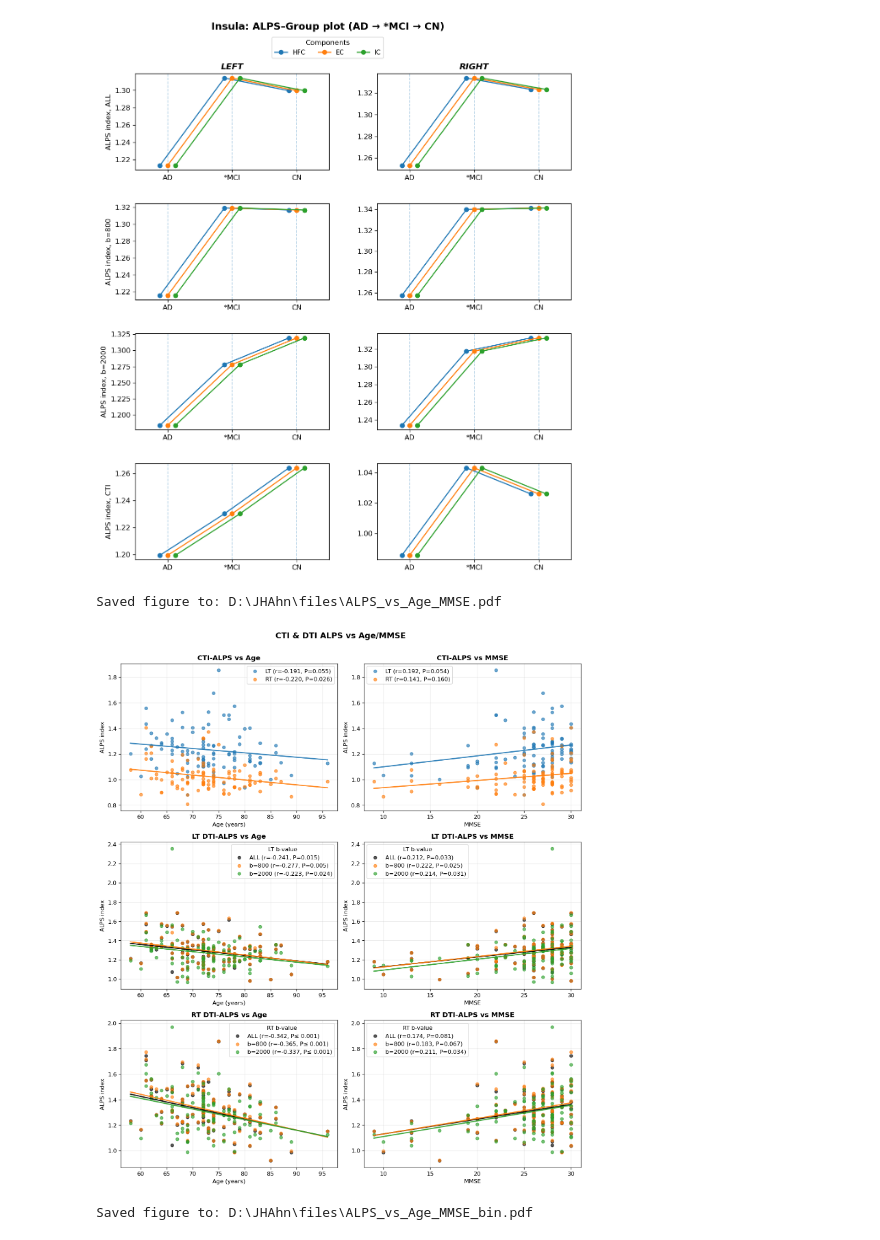
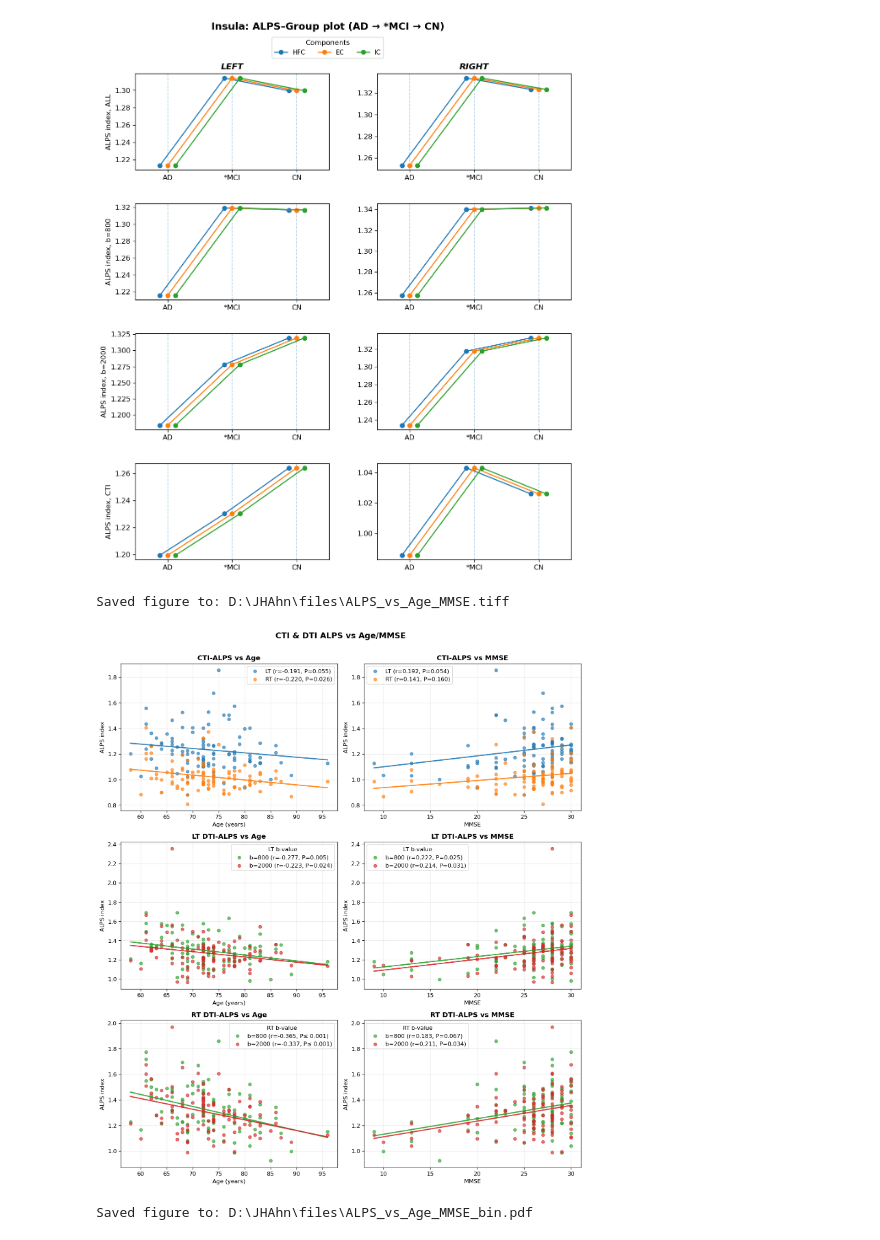
Before and after one commit to salsalGorani/KHNMC_ALPS, a Jupyter notebook: ALPS-Conductivity_Plotting.ipynb, the cells around one changed output. Saved outputs shown, nothing was run; the diff lists cells and outputs as text; code cells hidden in the pictures.

```diff
--- a/ALPS-Conductivity_Plotting.ipynb
+++ b/ALPS-Conductivity_Plotting.ipynb
@@ -311,16 +311,27 @@ cti_stats = {
     'Age':  {'LT': (-0.191, '0.055'),  'RT': (-0.220, '0.026')},
     'MMSE': {'LT': ( 0.192, '0.054'),  'RT': ( 0.141, '0.160')},
 }
+# dti_stats = {
+#     'LT': {
+#         'Age':  {'ALL': (-0.241, '0.015'), 'b=800': (-0.277, '0.005'), 'b=2000': (-0.223, '0.024')},
+#         'MMSE': {'ALL': ( 0.212, '0.033'), 'b=800': ( 0.222, '0.025'), 'b=2000': ( 0.214, '0.031')},
+#     },
+#     'RT': {
+#         'Age':  {'ALL': (-0.342, '≤ 0.001'), 'b=800': (-0.365, '≤ 0.001'), 'b=2000': (-0.337, '≤ 0.001')},
+#         'MMSE': {'ALL': ( 0.174, '0.081'),    'b=800': ( 0.183, '0.067'),    'b=2000': ( 0.211, '0.034')},
+#     }
+# }
 dti_stats = {
     'LT': {
-        'Age':  {'ALL': (-0.241, '0.015'), 'b=800': (-0.277, '0.005'), 'b=2000': (-0.223, '0.024')},
-        'MMSE': {'ALL': ( 0.212, '0.033'), 'b=800': ( 0.222, '0.025'), 'b=2000': ( 0.214, '0.031')},
+        'Age':  {'b=800': (-0.277, '0.005'), 'b=2000': (-0.223, '0.024')},
+        'MMSE': {'b=800': ( 0.222, '0.025'), 'b=2000': ( 0.214, '0.031')},
     },
     'RT': {
-        'Age':  {'ALL': (-0.342, '≤ 0.001'), 'b=800': (-0.365, '≤ 0.001'), 'b=2000': (-0.337, '≤ 0.001')},
-        'MMSE': {'ALL': ( 0.174, '0.081'),    'b=800': ( 0.183, '0.067'),    'b=2000': ( 0.211, '0.034')},
+        'Age':  {'b=800': (-0.365, '≤ 0.001'), 'b=2000': (-0.337, '≤ 0.001')},
+        'MMSE': {'b=800': ( 0.183, '0.067'), 'b=2000': ( 0.211, '0.034')},
     }
 }
+
 
 def _fmt_label(base, r, p):
     """legend용 라벨 포맷터: r은 소수 3자리, p는 '≤ 0.001' 등 특수기호 처리"""
@@ -386,12 +397,15 @@ def plot_cti_dti_vs_age_mmse(df, figsize=(11, 14), dpi=120, savepath=None, trend
 
     # 색상: 요청대로 DTI 'ALL'은 검정
     colors_cti = {'LT': 'C0', 'RT': 'C1'}
-    colors_dti = {'ALL': 'k', 'b=800': 'C1', 'b=2000': 'C2'}
+    colors_dti = {'b=800': 'C2', 'b=2000': 'C3'}
 
     # 사용할 컬럼
+    # cti_cols = {'LT': 'LT_CTI-ALPS index', 'RT': 'RT_CTI-ALPS index'}
+    # dti_cols_LT = {'ALL': 'LT_ALL_ALPS index', 'b=800': 'LT_b800_ALPS index', 'b=2000': 'LT_b2000_ALPS index'}
+    # dti_cols_RT = {'ALL': 'RT_ALL_ALPS index', 'b=800': 'RT_b800_ALPS index', 'b=2000': 'RT_b2000_ALPS index'}
     cti_cols = {'LT': 'LT_CTI-ALPS index', 'RT': 'RT_CTI-ALPS index'}
-    dti_cols_LT = {'ALL': 'LT_ALL_ALPS index', 'b=800': 'LT_b800_ALPS index', 'b=2000': 'LT_b2000_ALPS index'}
-    dti_cols_RT = {'ALL': 'RT_ALL_ALPS index', 'b=800': 'RT_b800_ALPS index', 'b=2000': 'RT_b2000_ALPS index'}
+    dti_cols_LT = {'b=800': 'LT_b800_ALPS index', 'b=2000': 'LT_b2000_ALPS index'}
+    dti_cols_RT = {'b=800': 'RT_b800_ALPS index', 'b=2000': 'RT_b2000_ALPS index'}
 
     fig, axes = plt.subplots(3, 2, figsize=figsize, dpi=dpi, sharex=False, sharey=False)
 
@@ -468,22 +482,23 @@ def plot_cti_dti_vs_age_mmse(df, figsize=(11, 14), dpi=120, savepath=None, trend
     fig.tight_layout(rect=[0, 0, 1, 0.965])
 
     if savepath:
-        fig.savefig(savepath)
+        # fig.savefig(savepath)
+        fig.savefig(savepath, format='tiff', dpi='figure', bbox_inches='tight')
         print(f"Saved figure to: {savepath}")
 
     return fig, axes
 # %%
 fig, axes = plot_cti_dti_vs_age_mmse(
     df,
     figsize=(12, 14),
     dpi=120,
     trend='ols',   # 'ols' 또는 'bin'
     n_bins=8,      # trend='bin'일 때만 사용
-    savepath=os.path.join(base, "ALPS_vs_Age_MMSE.pdf")
+    savepath=os.path.join(base, "ALPS_vs_Age_MMSE.tiff")
 )
 # %% [output]
-Saved figure to: D:\JHAhn\files\ALPS_vs_Age_MMSE.pdf
+Saved figure to: D:\JHAhn\files\ALPS_vs_Age_MMSE.tiff
-[figure, old version]
+[figure, new version]
 # %%
 fig, axes = plot_cti_dti_vs_age_mmse(
     df,
```
Also changed, not shown: parts of 2 cells of this notebook.
